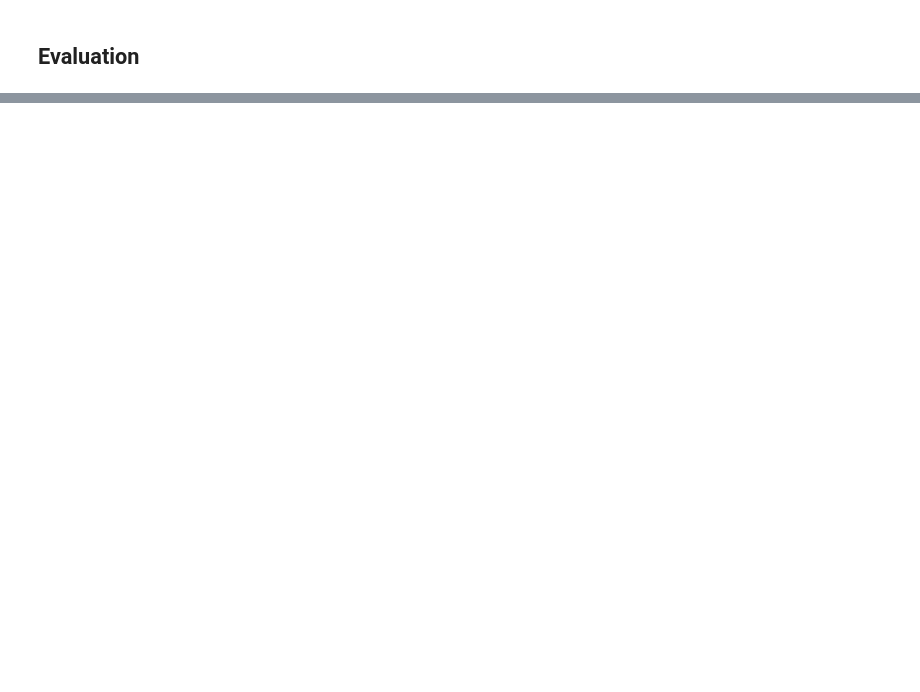
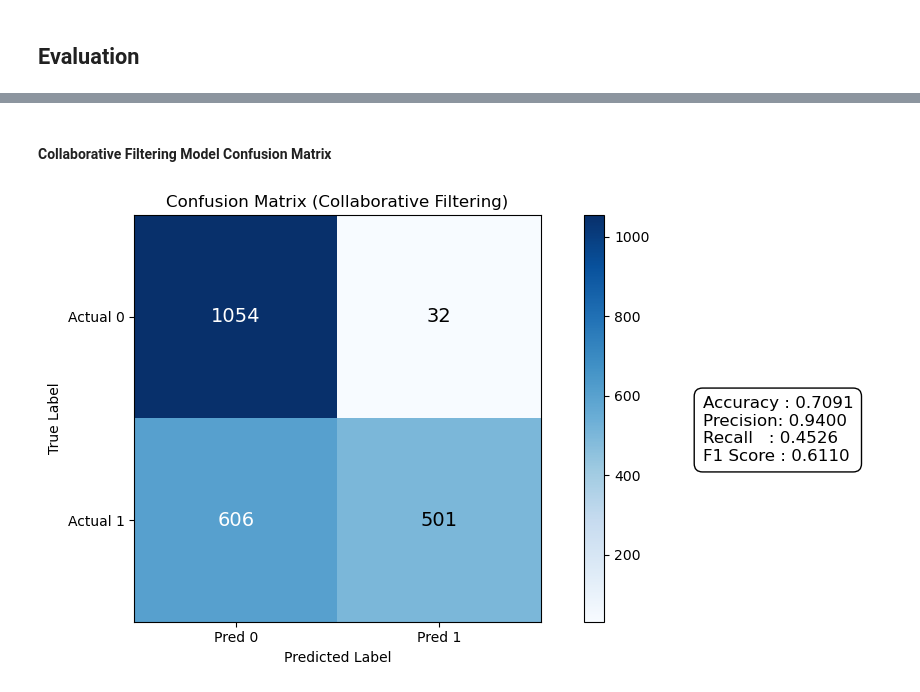
Before and after one commit to TheBoyRoy05/CSE158-Assignment2, a Jupyter notebook: final.ipynb, the cells around one changed output, grey strips where cells are left out. Saved outputs shown, nothing was run; the diff lists cells and outputs as text; code cells hidden in the pictures; blank space fills up the shorter version.

```diff
--- a/final.ipynb
+++ b/final.ipynb
@@ -1331,0 +1223,62 @@ plt.show()
+# %% [markdown]
+#### Collaborative Filtering Model Confusion Matrix
+# %%
+import matplotlib.pyplot as plt
+import numpy as np
+
+# Extract collaborative filtering results
+cm = results_collab["confusion_matrix"]
+TP, FP, FN, TN = cm["TP"], cm["FP"], cm["FN"], cm["TN"]
+
+matrix = np.array([[TN, FP],
+                   [FN, TP]])
+
+# Use metrics DIRECTLY from results_collab (do NOT recompute)
+accuracy  = results_collab["accuracy"]
+precision = results_collab["precision"]
+recall    = results_collab["recall"]
+f1        = results_collab["f1_score"]
+
+# Plot
+fig, ax = plt.subplots(figsize=(9, 5))
+im = ax.imshow(matrix, cmap="Blues")
+
+# Annotate values (white text for Pred 0 column)
+for i in range(2):
+    for j in range(2):
+        value = matrix[i, j]
+        text_color = "white" if j == 0 else "black"
+        ax.text(j, i, value, ha="center", va="center", color=text_color, fontsize=14)
+
+ax.set_xticks([0,1])
+ax.set_yticks([0,1])
+ax.set_xticklabels(["Pred 0", "Pred 1"])
+ax.set_yticklabels(["Actual 0", "Actual 1"])
+
+ax.set_xlabel("Predicted Label")
+ax.set_ylabel("True Label")
+ax.set_title("Confusion Matrix (Collaborative Filtering)")
+
+plt.colorbar(im, ax=ax)
+
+# Metrics box
+metrics_text = (
+    f"Accuracy : {accuracy:.4f}\n"
+    f"Precision: {precision:.4f}\n"
+    f"Recall   : {recall:.4f}\n"
+    f"F1 Score : {f1:.4f}"
+)
+
+plt.gcf().text(
+    0.97, 0.50,
+    metrics_text,
+    fontsize=12,
+    va="center",
+    color="black",
+    bbox=dict(facecolor="white", edgecolor="black", boxstyle="round,pad=0.5")
+)
+
+plt.tight_layout()
+plt.show()
+# %% [output]
+[figure, added]
```
Also changed, not shown: parts of 19 cells of this notebook.
